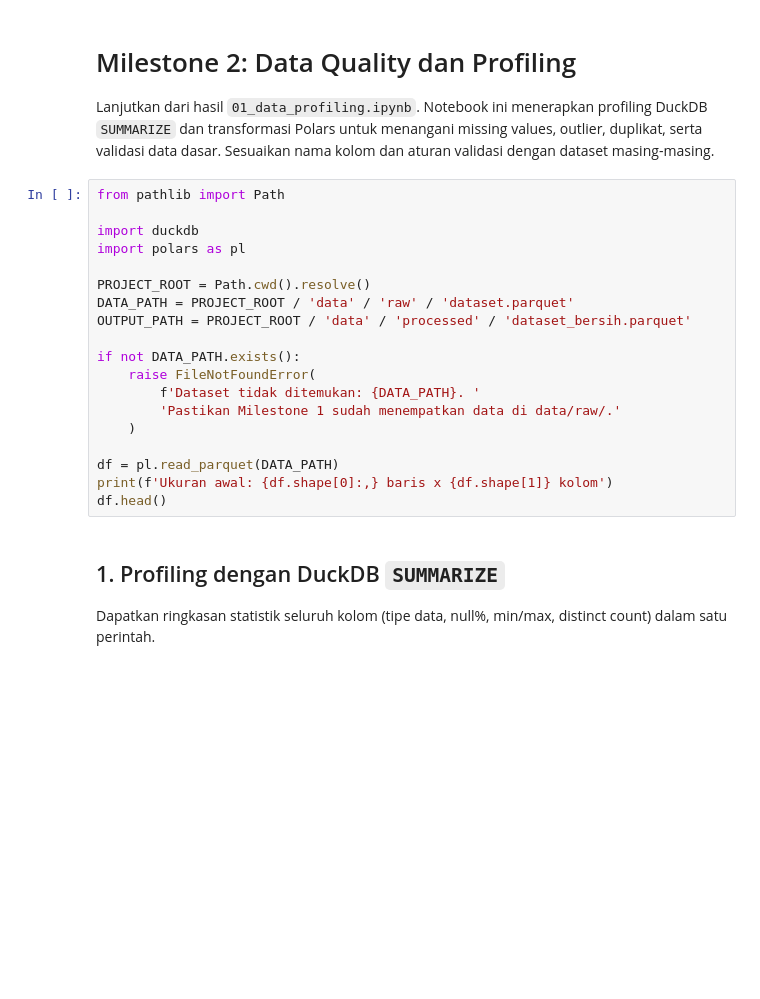
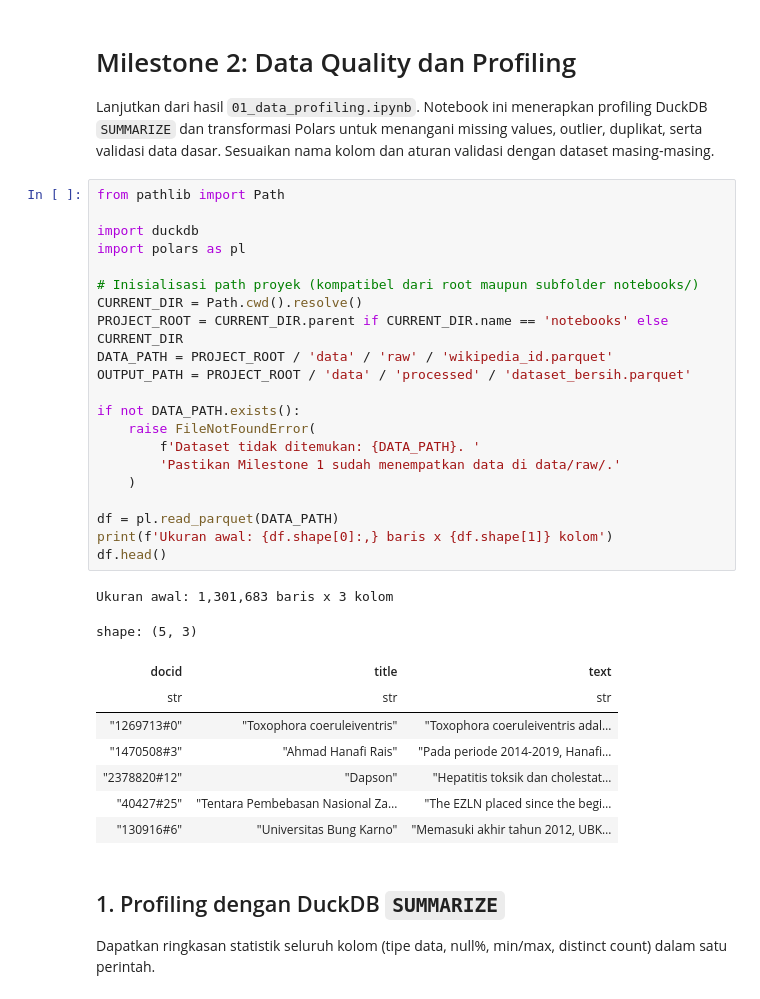
Before and after one commit to AglifahAlfarabiBasri/tugas1-AglifahAlfarabiBasri-255, a Jupyter notebook: Tugas 1 template/02_data_cleaning.ipynb, the cells around one changed output. Drawn from its saved outputs; the diff is of its cells as text; blank space fills up the shorter version.

```diff
--- a/Tugas 1 template/02_data_cleaning.ipynb
+++ b/Tugas 1 template/02_data_cleaning.ipynb
@@ -5,22 +5,34 @@ Lanjutkan dari hasil `01_data_profiling.ipynb`. Notebook ini menerapkan profilin
 # %%
 from pathlib import Path
 
 import duckdb
 import polars as pl
 
-PROJECT_ROOT = Path.cwd().resolve()
-DATA_PATH = PROJECT_ROOT / 'data' / 'raw' / 'dataset.parquet'
+# Inisialisasi path proyek (kompatibel dari root maupun subfolder notebooks/)
+CURRENT_DIR = Path.cwd().resolve()
+PROJECT_ROOT = CURRENT_DIR.parent if CURRENT_DIR.name == 'notebooks' else CURRENT_DIR
+DATA_PATH = PROJECT_ROOT / 'data' / 'raw' / 'wikipedia_id.parquet'
 OUTPUT_PATH = PROJECT_ROOT / 'data' / 'processed' / 'dataset_bersih.parquet'
 
 if not DATA_PATH.exists():
     raise FileNotFoundError(
         f'Dataset tidak ditemukan: {DATA_PATH}. '
         'Pastikan Milestone 1 sudah menempatkan data di data/raw/.'
     )
 
 df = pl.read_parquet(DATA_PATH)
 print(f'Ukuran awal: {df.shape[0]:,} baris x {df.shape[1]} kolom')
 df.head()
+# %% [output]
+Ukuran awal: 1,301,683 baris x 3 kolom
+shape: (5, 3)
+| docid | title | text |
+| str | str | str |
+| "1269713#0" | "Toxophora coeruleiventris" | "Toxophora coeruleiventris adal… |
+| "1470508#3" | "Ahmad Hanafi Rais" | "Pada periode 2014-2019, Hanafi… |
+| "2378820#12" | "Dapson" | "Hepatitis toksik dan cholestat… |
+| "40427#25" | "Tentara Pembebasan Nasional Za… | "The EZLN placed since the begi… |
+| "130916#6" | "Universitas Bung Karno" | "Memasuki akhir tahun 2012, UBK… |
 # %% [markdown]
 ## 1. Profiling dengan DuckDB `SUMMARIZE`
 
```
Also changed, not shown: parts of 8 cells of this notebook, 4 other files.
